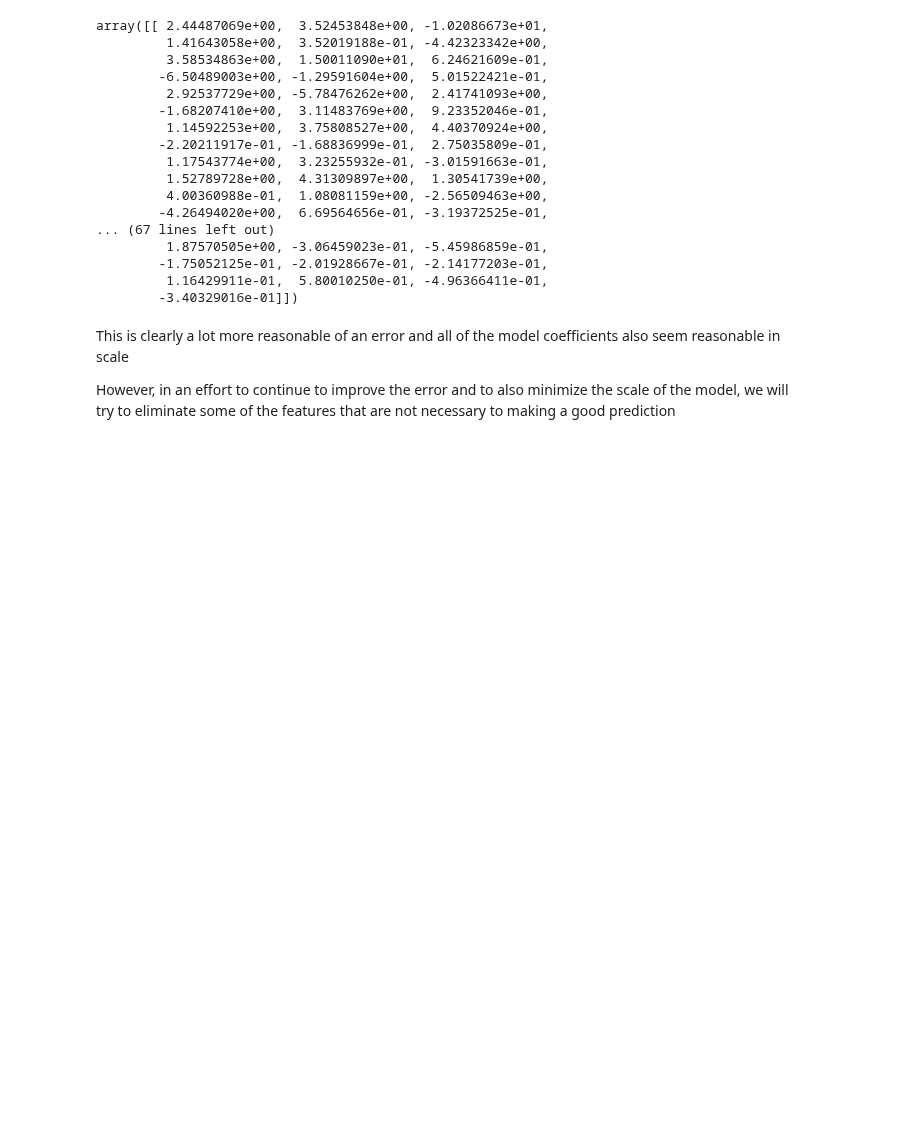
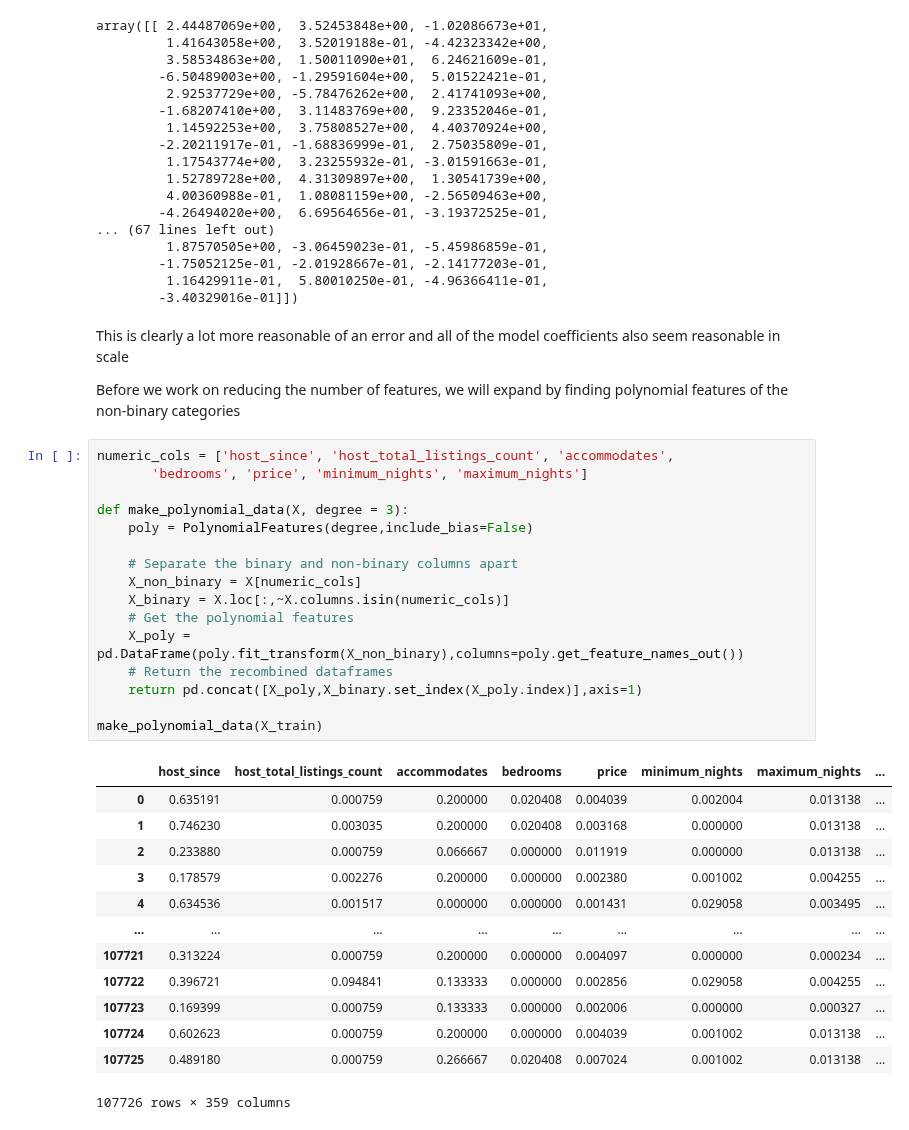
Before and after one commit to BrianMorse12604/151AGroupProject, a Jupyter notebook: regression.ipynb, the cells around one changed output. Drawn from its saved outputs; the diff is of its cells as text; blank space fills up the shorter version.

Commit message:
Polynomial data creation

```diff
--- a/regression.ipynb
+++ b/regression.ipynb
@@ -144,5 +145,35 @@ array([[ 2.44487069e+00,  3.52453848e+00, -1.02086673e+01,
 # %% [markdown]
 This is clearly a lot more reasonable of an error and all of the model coefficients also seem reasonable in scale
 
-However, in an effort to continue to improve the error and to also minimize the scale of the model, we will try to eliminate some of the features that are not necessary to making a good prediction
+Before we work on reducing the number of features, we will expand by finding polynomial features of the non-binary categories
+# %%
+numeric_cols = ['host_since', 'host_total_listings_count', 'accommodates',
+       'bedrooms', 'price', 'minimum_nights', 'maximum_nights']
+
+def make_polynomial_data(X, degree = 3):
+    poly = PolynomialFeatures(degree,include_bias=False)
+
+    # Separate the binary and non-binary columns apart
+    X_non_binary = X[numeric_cols]
+    X_binary = X.loc[:,~X.columns.isin(numeric_cols)]
+    # Get the polynomial features
+    X_poly = pd.DataFrame(poly.fit_transform(X_non_binary),columns=poly.get_feature_names_out())
+    # Return the recombined dataframes
+    return pd.concat([X_poly,X_binary.set_index(X_poly.index)],axis=1)
+
+make_polynomial_data(X_train)
+# %% [output]
+|  | host_since | host_total_listings_count | accommodates | bedrooms | price | minimum_nights | maximum_nights | ... |
+| 0 | 0.635191 | 0.000759 | 0.200000 | 0.020408 | 0.004039 | 0.002004 | 0.013138 | ... |
+| 1 | 0.746230 | 0.003035 | 0.200000 | 0.020408 | 0.003168 | 0.000000 | 0.013138 | ... |
+| 2 | 0.233880 | 0.000759 | 0.066667 | 0.000000 | 0.011919 | 0.000000 | 0.013138 | ... |
+| 3 | 0.178579 | 0.002276 | 0.200000 | 0.000000 | 0.002380 | 0.001002 | 0.004255 | ... |
+| 4 | 0.634536 | 0.001517 | 0.000000 | 0.000000 | 0.001431 | 0.029058 | 0.003495 | ... |
+| ... | ... | ... | ... | ... | ... | ... | ... | ... |
+| 107721 | 0.313224 | 0.000759 | 0.200000 | 0.000000 | 0.004097 | 0.000000 | 0.000234 | ... |
+| 107722 | 0.396721 | 0.094841 | 0.133333 | 0.000000 | 0.002856 | 0.029058 | 0.004255 | ... |
+| 107723 | 0.169399 | 0.000759 | 0.133333 | 0.000000 | 0.002006 | 0.000000 | 0.000327 | ... |
+| 107724 | 0.602623 | 0.000759 | 0.200000 | 0.000000 | 0.004039 | 0.001002 | 0.013138 | ... |
+| 107725 | 0.489180 | 0.000759 | 0.266667 | 0.020408 | 0.007024 | 0.001002 | 0.013138 | ... |
+107726 rows × 359 columns
 # %% [markdown]
```
Also changed, not shown: parts of 4 cells of this notebook.
